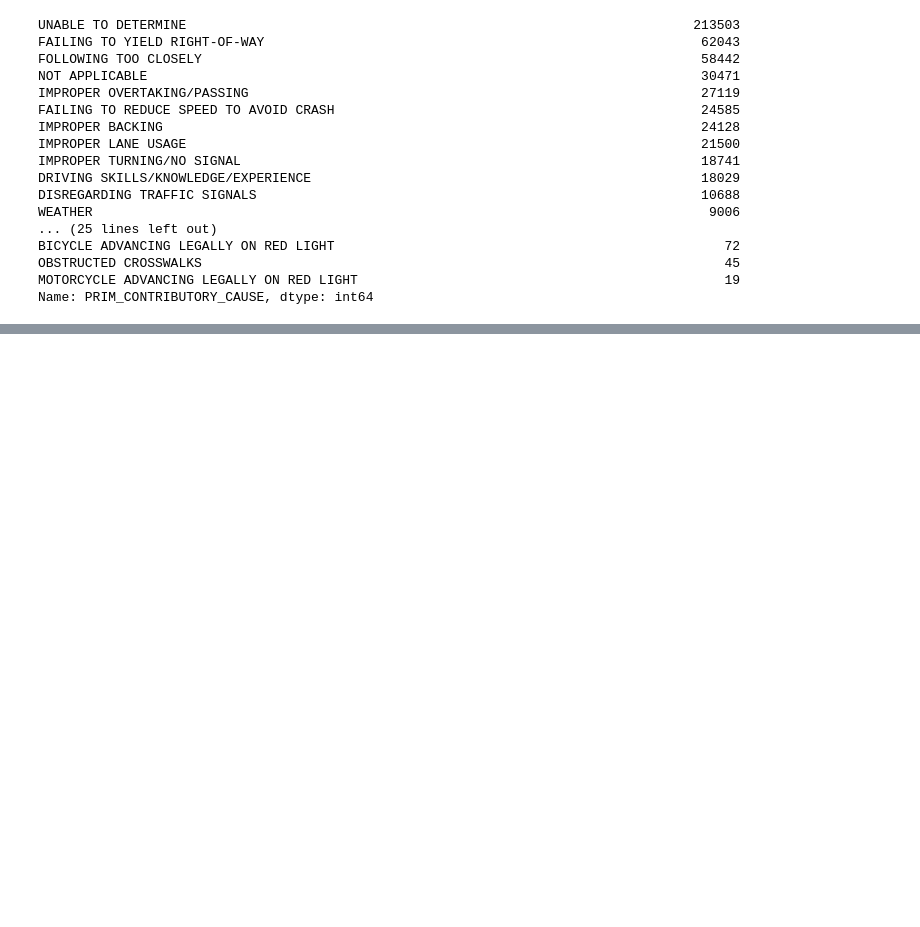
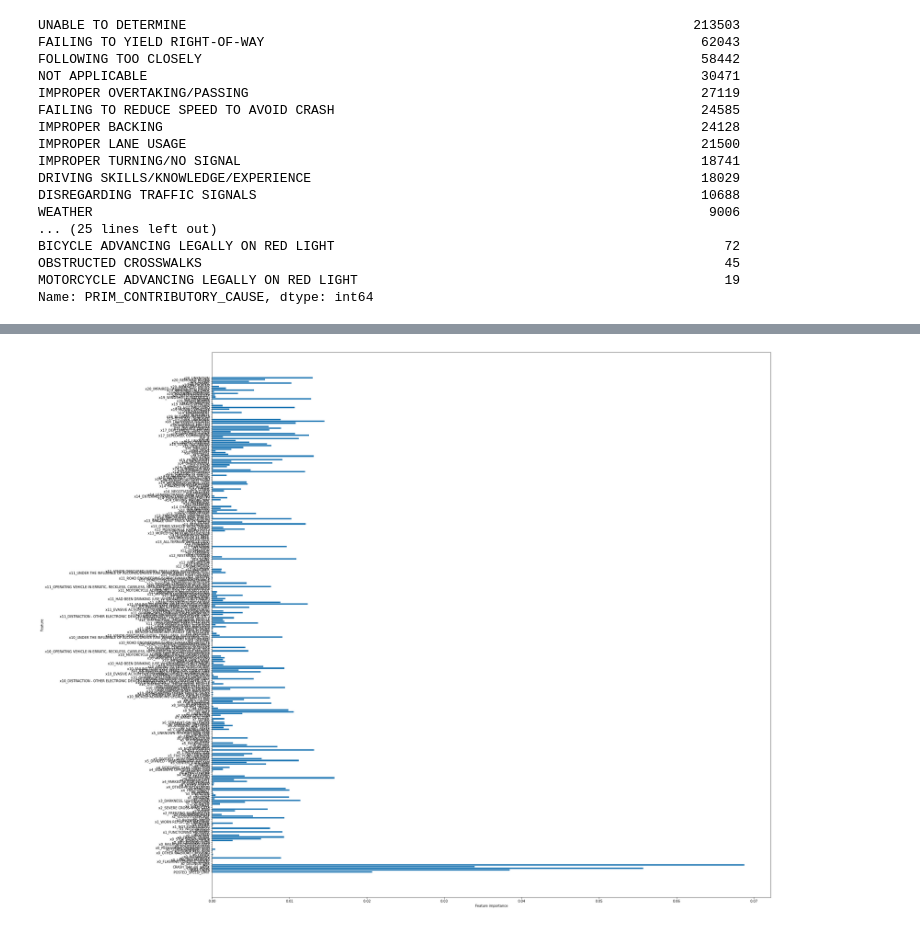
Before and after one commit to meowkaiser/Chicago_Car_Crashes_Project, a Jupyter notebook: Michael_Schor_Notebook.ipynb, the cells around one changed output, grey strips where cells are left out. Saved outputs shown, nothing was run; the diff lists cells and outputs as text; code cells hidden in the pictures; blank space fills up the shorter version.

```diff
--- a/Michael_Schor_Notebook.ipynb
+++ b/Michael_Schor_Notebook.ipynb
@@ -338,0 +522,23 @@ plt.show();
+# %%
+# Number of trees in random forest
+# n_estimators = [100,150,200]
+
+# The number of features to consider when looking for the best split
+max_features = ['sqrt', 'log2']
+
+# function to measure the quality of a split
+criteria = ['gini', 'entropy']
+
+# Minimum number of samples required to split a node
+min_samples_split = [2, 5, 10]
+
+# Minimum number of samples required at each leaf node
+min_samples_leaf = [1, 2, 4]
+
+# Create the random grid
+forrest_grid = {'max_features': max_features,
+                'min_samples_split': min_samples_split,
+               'min_samples_leaf': min_samples_leaf
+              }
+# %%
+forrest_grid_search = GridSearchCV(estimator=forest, param_grid=forrest_grid, cv=5)
@@ -338,0 +564,6 @@ plt.show();
+# %%
+best_forest = forrest_grid_search.best_estimator_
+# %%
+plot_feature_importances(best_forest)
+# %% [output]
+[figure, added]
```
Also changed, not shown: parts of 46 cells of this notebook.
